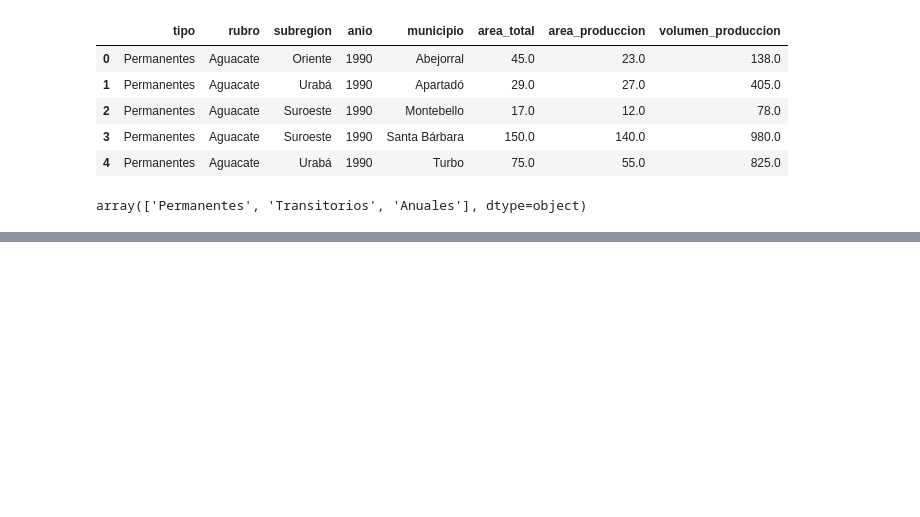
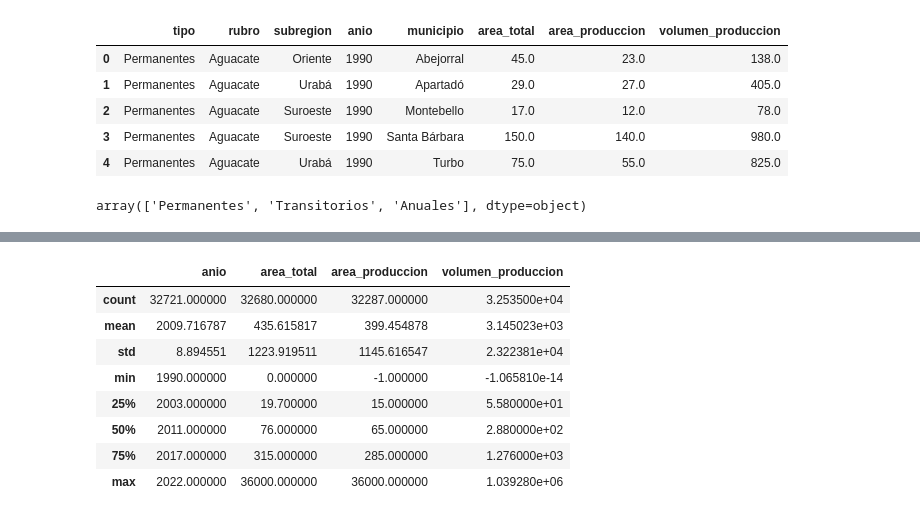
Before and after one commit to federr-gh/Produccion-agricola-datascience, a Jupyter notebook: produccion-agricola.ipynb, the cells around one changed output, grey strips where cells are left out. Cells and saved outputs as stored; diff of their text form; code cells hidden in the pictures; blank space fills up the shorter version.

```diff
--- a/produccion-agricola.ipynb
+++ b/produccion-agricola.ipynb
@@ -44,0 +61,12 @@ array(['Permanentes', 'Transitorios', 'Anuales'], dtype=object)
+# %%
+df.describe()
+# %% [output]
+|  | anio | area_total | area_produccion | volumen_produccion |
+| count | 32721.000000 | 32680.000000 | 32287.000000 | 3.253500e+04 |
+| mean | 2009.716787 | 435.615817 | 399.454878 | 3.145023e+03 |
+| std | 8.894551 | 1223.919511 | 1145.616547 | 2.322381e+04 |
+| min | 1990.000000 | 0.000000 | -1.000000 | -1.065810e-14 |
+| 25% | 2003.000000 | 19.700000 | 15.000000 | 5.580000e+01 |
+| 50% | 2011.000000 | 76.000000 | 65.000000 | 2.880000e+02 |
+| 75% | 2017.000000 | 315.000000 | 285.000000 | 1.276000e+03 |
+| max | 2022.000000 | 36000.000000 | 36000.000000 | 1.039280e+06 |
```
Also changed, not shown: parts of 9 cells of this notebook.
